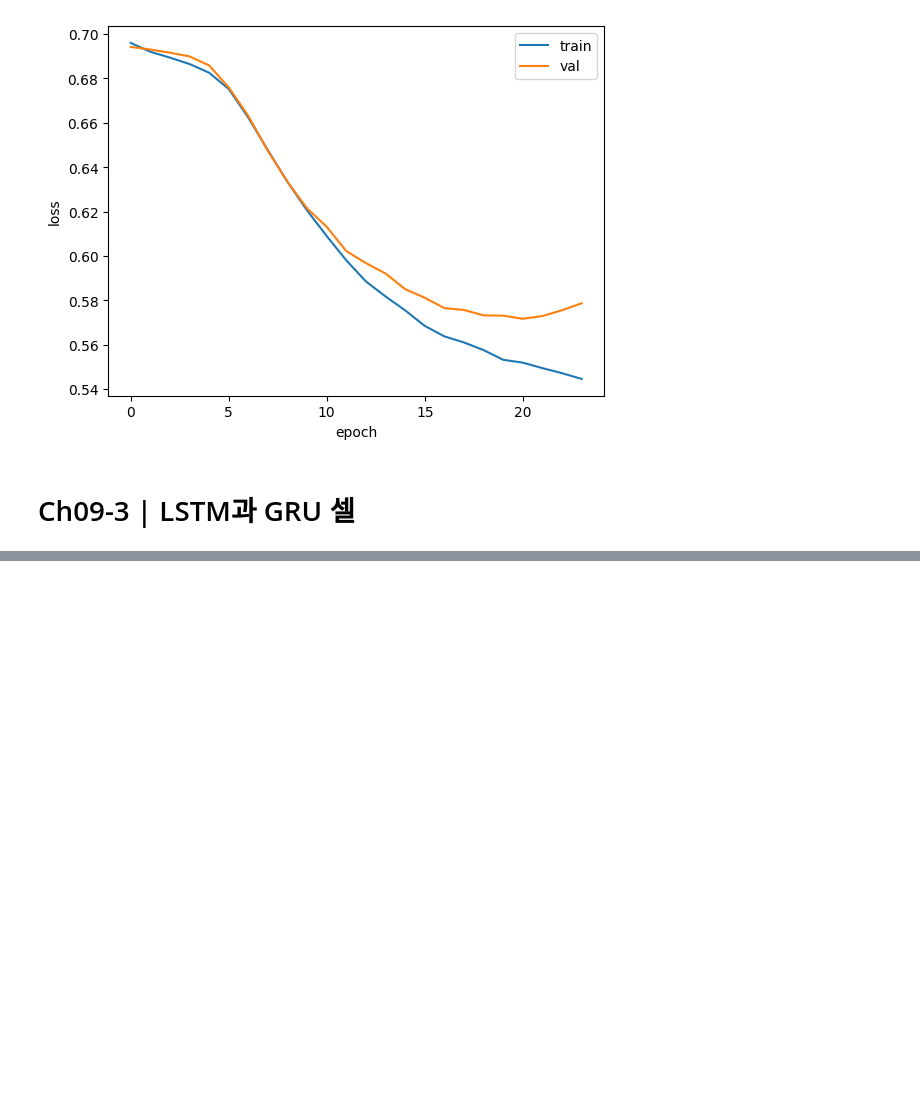
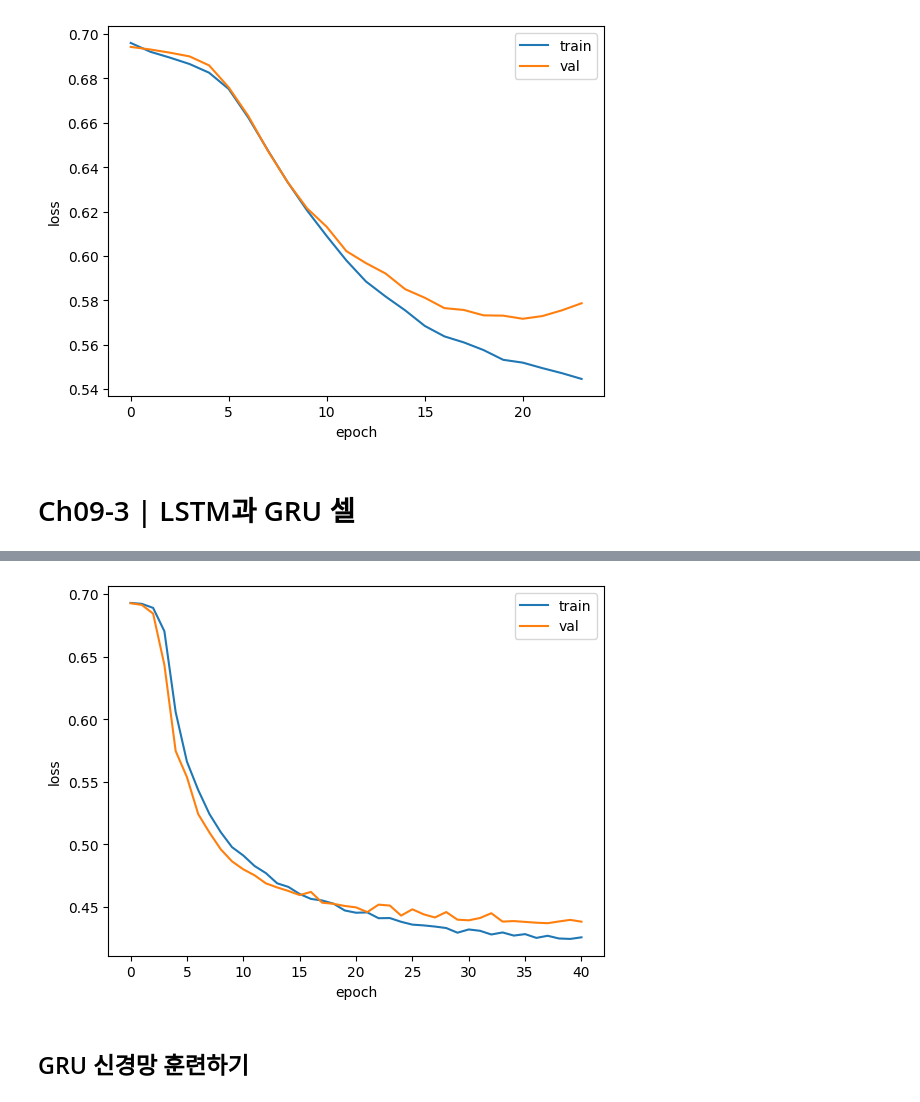
Before and after one commit to Sangyeonglee353/ai-hongong, a Jupyter notebook: Chapter_09_텍스트를_위한_인공_신경망.ipynb, the cells around one changed output, grey strips where cells are left out. Cells and saved outputs as stored; diff of their text form; code cells hidden in the pictures; blank space fills up the shorter version.

```diff
--- a/Chapter_09_텍스트를_위한_인공_신경망.ipynb
+++ b/Chapter_09_텍스트를_위한_인공_신경망.ipynb
@@ -275,0 +411,9 @@ plt.show()
+# %%
+# 1. 2개의 층 쌓기
+# [주의] 순환층에서 모든 타임스텝의 은닉 상태를 출력해야 함
+#        > 마지막을 제외한 다른 모든 순환층에서 return_sequence 매개변수 = True 설정
+model3 = keras.Sequential()
+model3.add(keras.layers.Embedding(500, 16, input_length=100))
+model3.add(keras.layers.LSTM(8, dropout=0.3, return_sequences=True))
+model3.add(keras.layers.LSTM(8, dropout=0.3))
+model3.add(keras.layers.Dense(1, activation='sigmoid'))
@@ -275,0 +441,9 @@ plt.show()
+# %%
+# 3. 모델 컴파일 & 훈련
+rmsprop = keras.optimizers.RMSprop(learning_rate=1e-4)
+model3.compile(optimizer=rmsprop, loss='binary_crossentropy', metrics=['accuracy'])
+checkpoint_cb = keras.callbacks.ModelCheckpoint('best-2rnn-model.h5', save_best_only=True)
+early_stopping_cb = keras.callbacks.EarlyStopping(patience=3, restore_best_weights=True)
+history = model3.fit(train_seq, train_target, epochs=100, batch_size=64,
+                     validation_data=(val_seq, val_target),
+                     callbacks=[checkpoint_cb, early_stopping_cb])
@@ -275,0 +471,12 @@ plt.show()
+# %%
+# 4. 훈련 손실과 검증 손실 그래픽 출력
+plt.plot(history.history['loss'])
+plt.plot(history.history['val_loss'])
+plt.xlabel('epoch')
+plt.ylabel('loss')
+plt.legend(['train', 'val'])
+plt.show()
+# %% [output]
+[figure, added]
+# %% [markdown]
+## GRU 신경망 훈련하기
```
Also changed, not shown: parts of 20 cells of this notebook.
